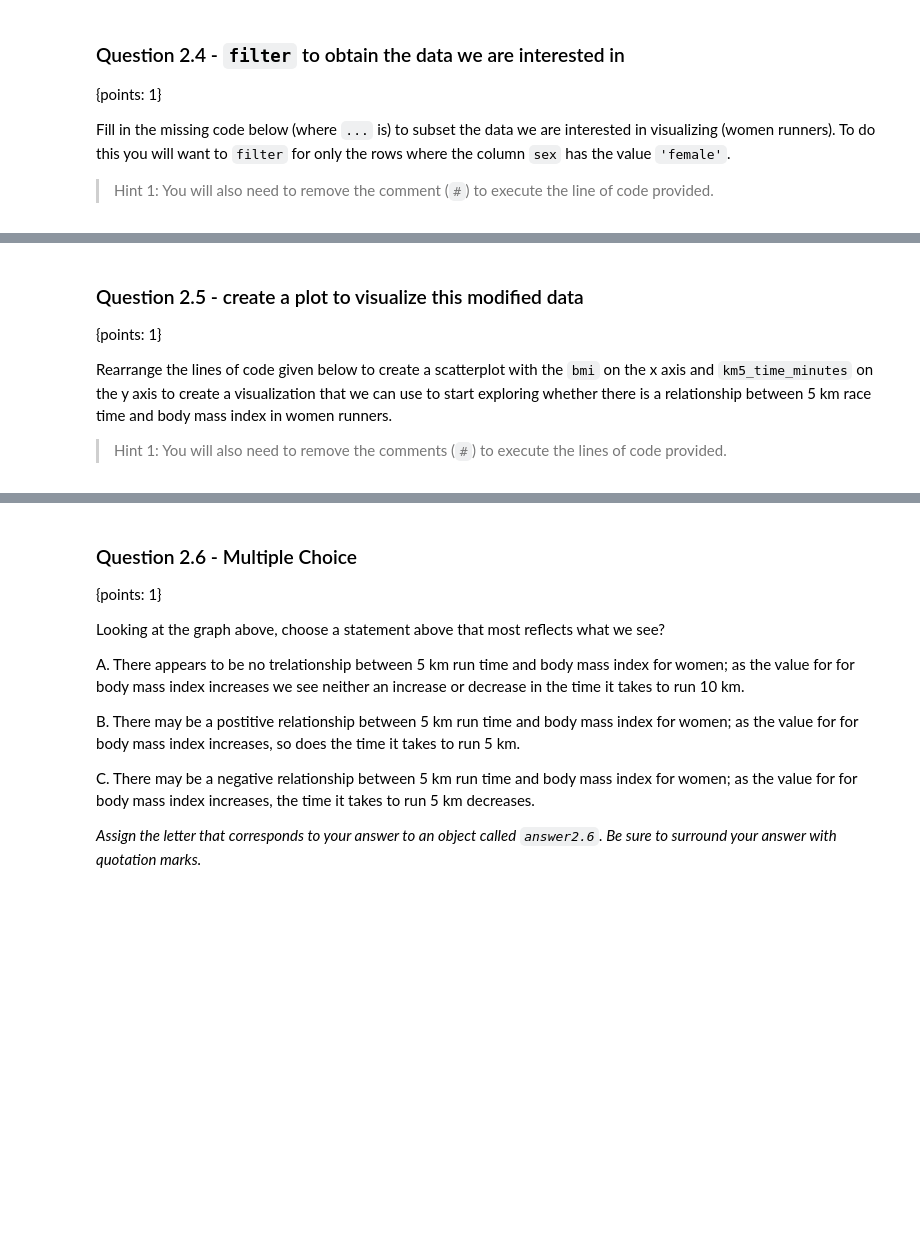
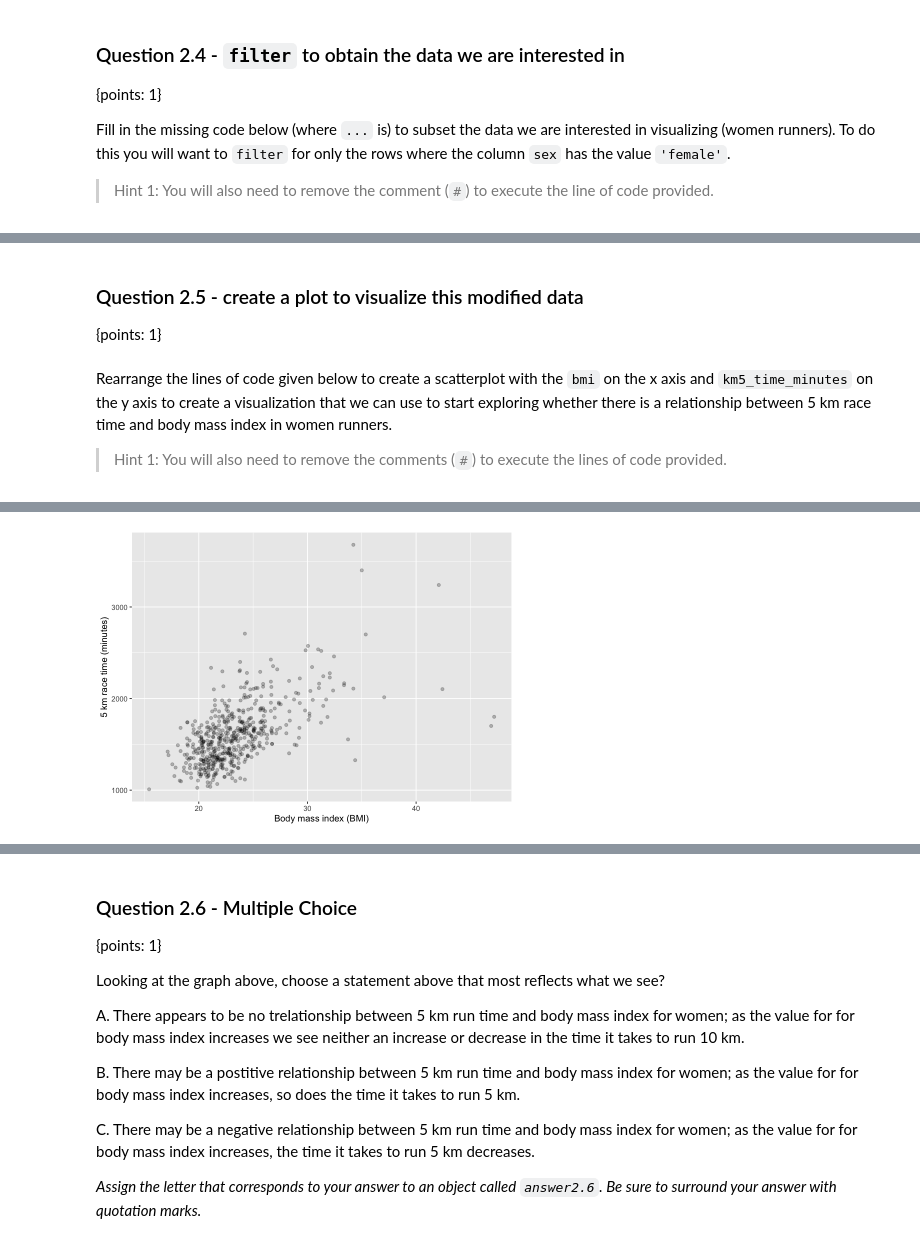
Before and after one commit to ttimbers/jupyter-nbgrader-r, a Jupyter notebook: submitted/bitdiddle/worksheet_01_r/worksheet_01_r.ipynb, the cells around one changed output, grey strips where cells are left out. Drawn from its saved outputs; the diff is of its cells as text; code cells hidden in the pictures; blank space fills up the shorter version.

```diff
--- a/submitted/bitdiddle/worksheet_01_r/worksheet_01_r.ipynb
+++ b/submitted/bitdiddle/worksheet_01_r/worksheet_01_r.ipynb
@@ -117,6 +132,6 @@ Fill in the missing code below (where `...` is) to load this data into R.  To do
 >
 > Hint 2: If you need additional help try `?read_csv` and/or ask your neighbours or the Instructional team for help.
 # %%
-# race_times <- ...("race_times.csv")
+race_times <- read_csv("race_times.csv")
 
 head(race_times)
@@ -131,7 +169,6 @@ Fill in the missing code below (where `...` is) to subset the data we are intere
 
 > Hint 1: You will also need to remove the comment (`#`) to execute the line of code provided.
 # %%
-# race_times_women <- ...(race_times, sex == '...')
-
+race_times_women <- filter(race_times, sex == 'female')
 
 head(race_times_women)
@@ -138,3 +185,6 @@ head(race_times_women)
 # %%
 # run this cell to test your answer to the question above
 test_2.4()
+# %% [markdown]
+### Question 2.5 - create a plot to visualize this modified data
+{points: 1}
@@ -141,8 +195,4 @@ test_2.4()
 # %% [markdown]
-### Question 2.5 - create a plot to visualize this modified data
-
-{points: 1}
-
 Rearrange the lines of code given below to create a scatterplot with the `bmi` on the x axis and `km5_time_minutes` on the y axis to create a visualization that we can use to start exploring whether there is a relationship between 5 km race time and body mass index in women runners.
 
 > Hint 1: You will also need to remove the comments (`#`) to execute the lines of code provided.
@@ -153,8 +199,8 @@ options(repr.plot.width = 7, repr.plot.height = 5)
 # %%
-# ylab("5 km race time (minutes)")
-# geom_point(alpha = 0.25) +
-# race_times_plot <- ggplot(data = race_times_women, aes(x = bmi, y = km5_time_seconds)) +
-# xlab("Body mass index (BMI)") +
-
+race_times_plot <- ggplot(data = race_times_women, aes(x = bmi, y = km5_time_seconds)) +
+    geom_point(alpha = 0.25) +
+    xlab("Body mass index (BMI)") +
+    ylab("5 km race time (minutes)")
 
 race_times_plot
+# %% [output]
@@ -161,3 +209,4 @@ race_times_plot
+[figure, added]
 # %%
 # run this cell to test your answer to the question above
 test_2.5()
```
Also changed, not shown: parts of 16 cells of this notebook, 9 other files.
